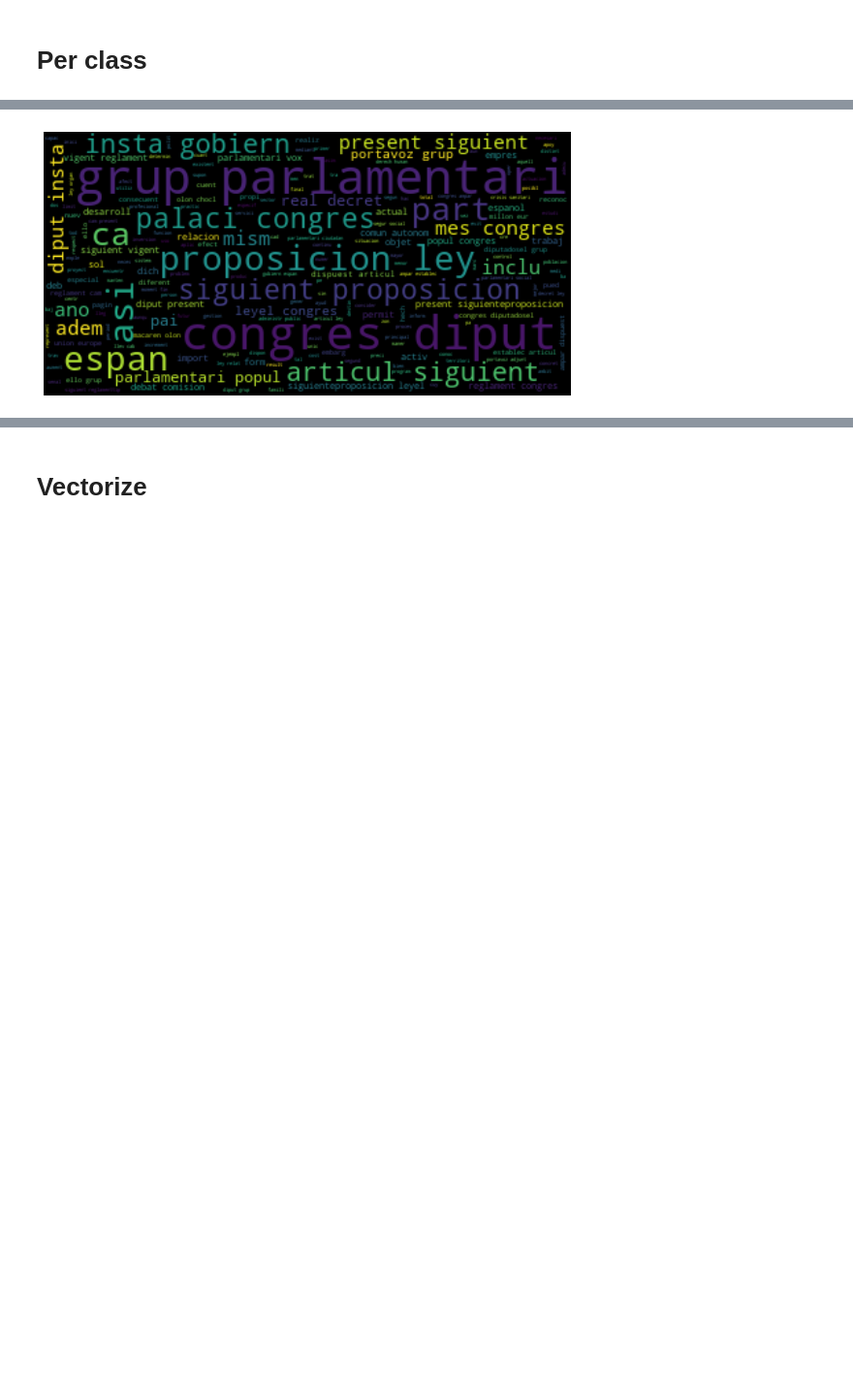
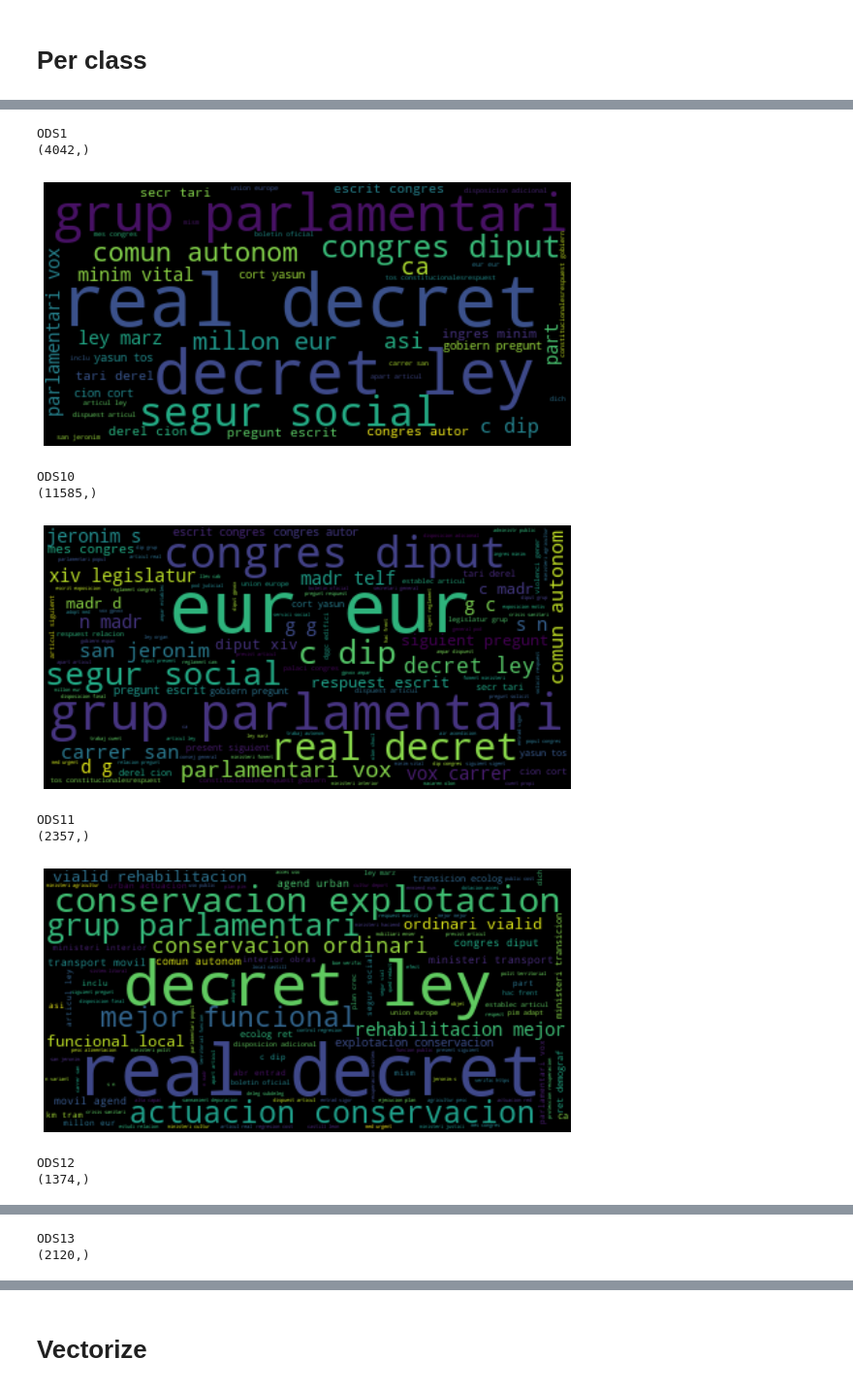
Before and after one commit to politicalwatch/sdgs-hackathon, a Jupyter notebook: 2_final_features.ipynb, the cells around one changed output, grey strips where cells are left out. Shown at 97% size. Saved outputs shown, nothing was run; the diff lists cells and outputs as text; code cells hidden in the pictures; blank space fills up the shorter version.

Commit message:
Final features dataset + targets obtained

```diff
--- a/2_final_features.ipynb
+++ b/2_final_features.ipynb
@@ -104,0 +149,18 @@ remove_words.sample(10)
+# %%
+def isNaN(num):
+    return num != num
+
+def eval_fix(x):
+    if x =="[]" or isNaN(x):
+        return []
+    else:
+        l = eval(x)
+        l.sort()
+        return l
+df['topics_lists'] = df['topics'].apply(eval_fix)
+# %%
+mlb = MultiLabelBinarizer()
+targets = pd.DataFrame(mlb.fit_transform(df['topics_lists']),columns=mlb.classes_, index=df.index)
+classes_full_name = targets.columns
+targets.columns = [t[0:6].replace(" ","") for t in targets.columns]
+targets = targets.reindex(sorted(targets.columns), axis=1)
@@ -138,7 +210,22 @@ wordcloud2 = WordCloud().generate(' '.join(df[df.initiative_type_alt=="Proposici
 # %%
-plt.figure(figsize=(12,5))
-plt.imshow(wordcloud2, interpolation='bilinear')
-plt.axis("off")
-plt.show()
+for cat in targets.columns:
+    print(cat)
+    subset = final_df[final_df[cat]==1]['t6_stemming']
+    print(subset.shape)
+    wordcloud = WordCloud().generate(' '.join(subset))
+    plt.figure(figsize=(12,5))
+    plt.imshow(wordcloud, interpolation='bilinear')
+    plt.axis("off")
+    plt.show()
 # %% [output]
+ODS1
+(4042,)
-[figure, old version]
+[figure, new version]
+ODS10
+(11585,)
+[figure, added]
+ODS11
+(2357,)
+[figure, added]
+ODS12
+(1374,)
@@ -144,0 +233,2 @@ plt.show()
+ODS13
+(2120,)
```
Also changed, not shown: parts of 27 cells of this notebook.
